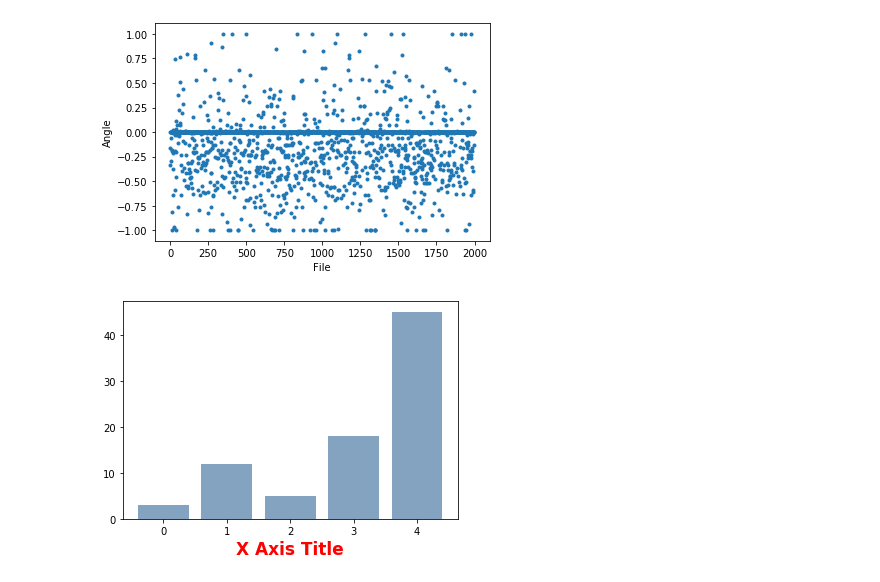
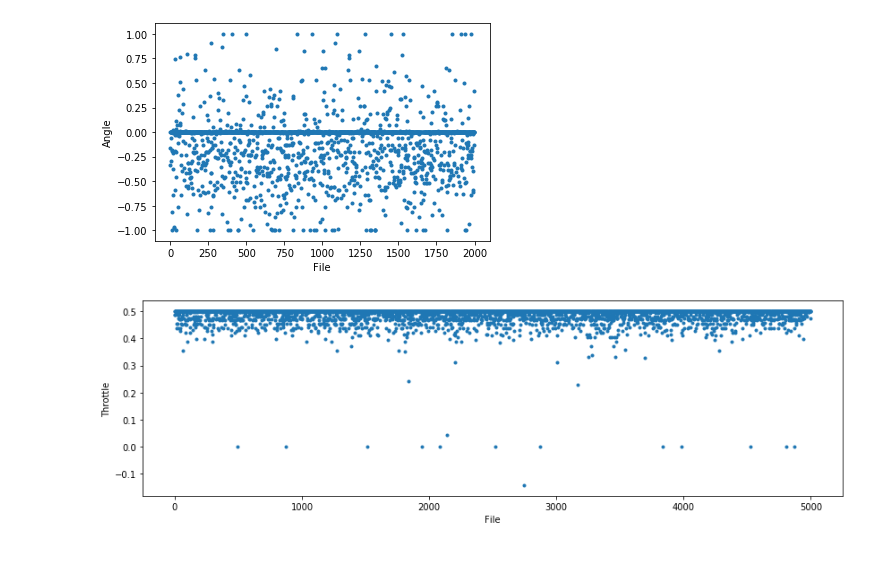
Before and after one commit to CoderDojoTC/ai-racing-league, a Jupyter notebook: notebooks/DonkeyCar Data Plotting.ipynb, the cells around one changed output. Cells and saved outputs as stored; diff of their text form; code cells hidden in the pictures.

Commit message:
Added plotting notebook

```diff
--- a/notebooks/DonkeyCar Data Plotting.ipynb
+++ b/notebooks/DonkeyCar Data Plotting.ipynb
@@ -29,18 +29,34 @@ plt.ylabel("Angle")
 plt.show()
 # %% [output]
 [figure]
-# %%
-# Histogram
-# Basic plot
-import numpy as np
-import matplotlib.pyplot as plt
-height = [3, 12, 5, 18, 45]
-bars = ('A', 'B', 'C', 'D', 'E')
-y_pos = np.arange(len(bars))
-plt.bar(y_pos, height, color=(0.2, 0.4, 0.6, 0.6))
-
-# Custom Axis title
-plt.xlabel('X Axis Title', fontweight='bold', color = 'red', fontsize='17', horizontalalignment='center')
-plt.show()
-# %% [output]
-[figure, removed]
+# %%
+from numpy import arange
+#from pylab import plot,show
+import matplotlib.pyplot as plt
+from pathlib import Path
+import os
+import json
+import glob
+
+TUB_DIR = '/Users/dan/mycar/data/tub-dan'
+
+sample_size = 5000
+x = arange(0,sample_size)
+y = []
+
+tubPath = Path(TUB_DIR)
+json_files = glob.glob1(tubPath,"record_*.json")
+sample_files = json_files[:sample_size]
+
+for filename in sample_files:
+    data = json.load(open(os.path.join(tubPath, filename)))
+    y.append(data["user/throttle"])
+
+plt.rcParams['figure.figsize'] = [14, 4]
+
+plt.scatter(x, y, marker=".")
+plt.xlabel("File")
+plt.ylabel("Throttle")
+plt.show()
+# %% [output]
+[figure, added]
```
